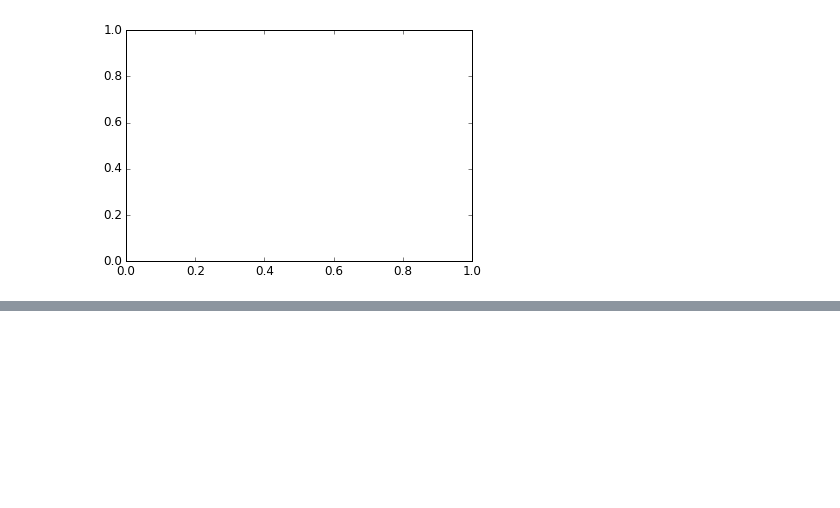
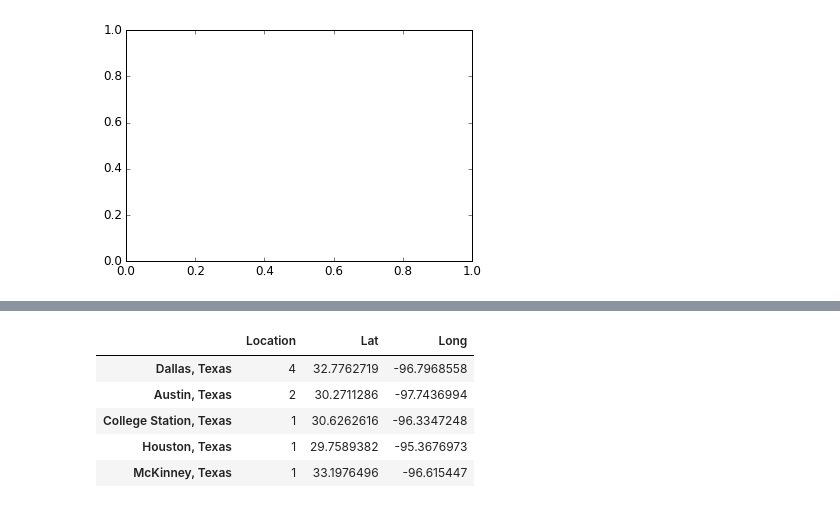
Before and after one commit to randirl17/SciFiMap, a Jupyter notebook: MakeAMap.ipynb, the cells around one changed output, grey strips where cells are left out. Drawn from its saved outputs; the diff is of its cells as text; code cells hidden in the pictures; blank space fills up the shorter version.

```diff
--- a/MakeAMap.ipynb
+++ b/MakeAMap.ipynb
@@ -35,0 +84,9 @@ map.readshapefile('./tl_2013_48_cousub/tl_2013_48_cousub', 'counties')
+# %%
+df
+# %% [output]
+|  | Location | Lat | Long |
+| Dallas, Texas | 4 | 32.7762719 | -96.7968558 |
+| Austin, Texas | 2 | 30.2711286 | -97.7436994 |
+| College Station, Texas | 1 | 30.6262616 | -96.3347248 |
+| Houston, Texas | 1 | 29.7589382 | -95.3676973 |
+| McKinney, Texas | 1 | 33.1976496 | -96.615447 |
```
Also changed, not shown: parts of 17 cells of this notebook, 2 other files.
